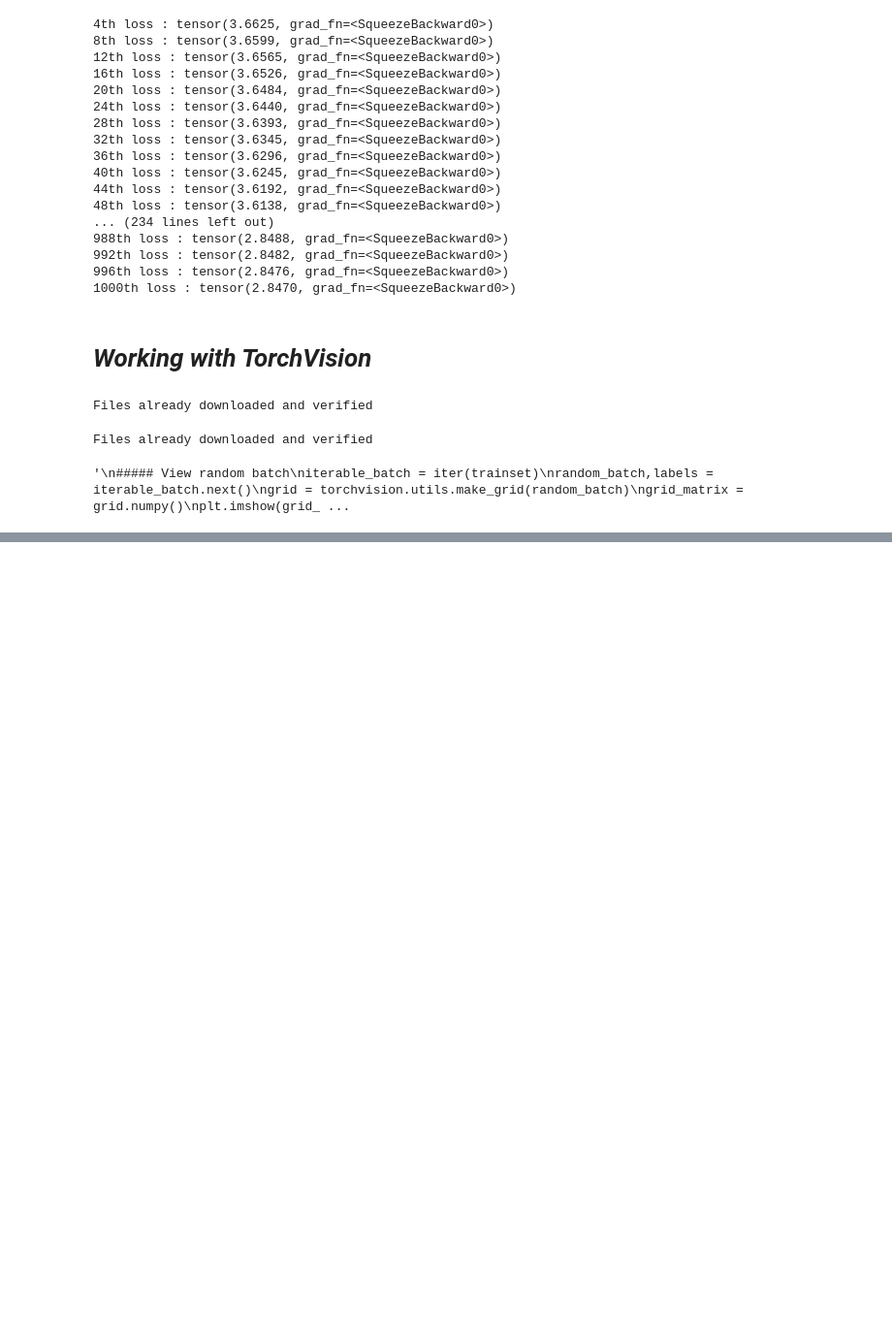
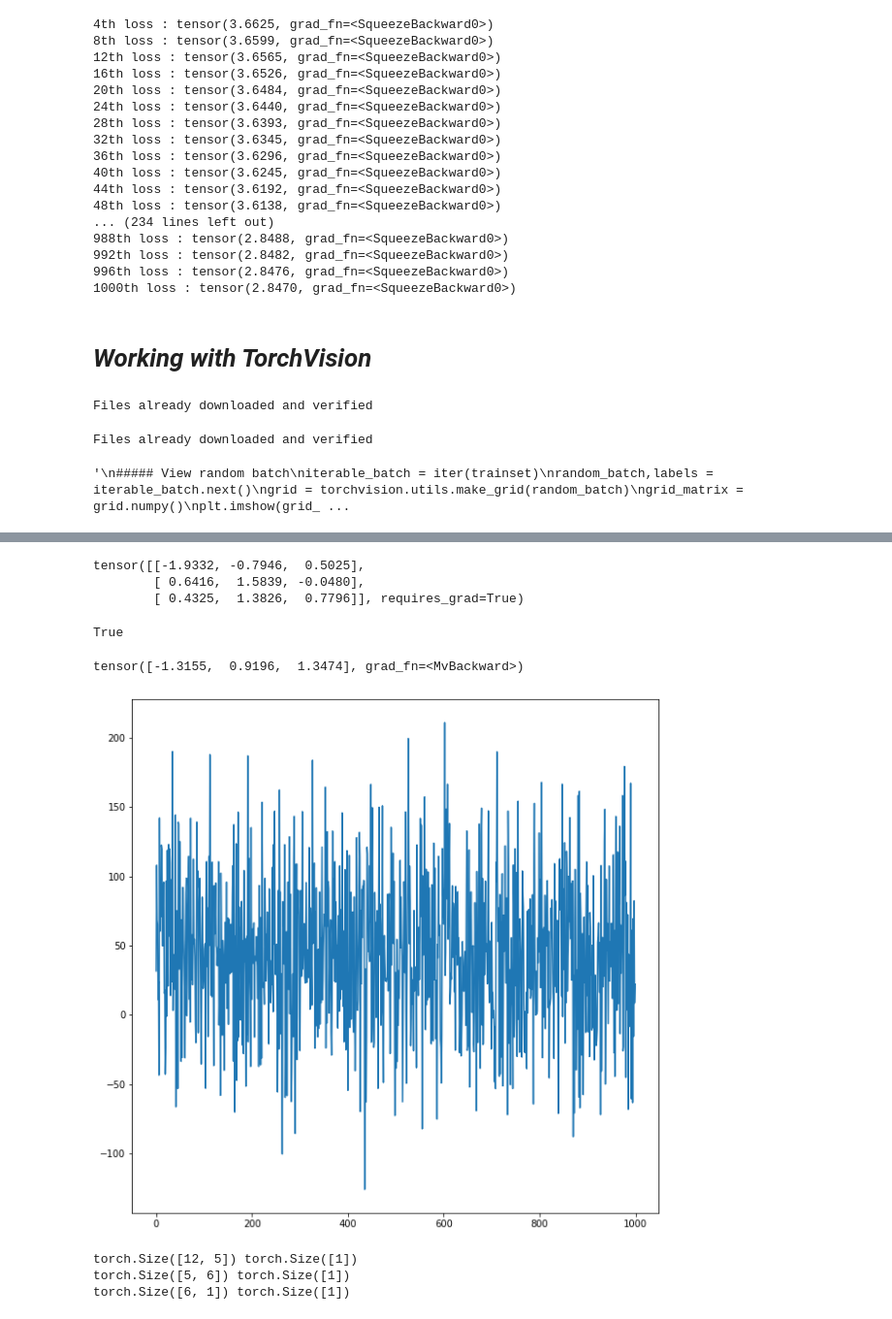
Before and after one commit to adarsh-meher/Programming-in-PyTorch-, a Jupyter notebook: Introductory_Codes_to_PyTorch.ipynb, the cells around one changed output, grey strips where cells are left out. Shown: that part at 97% size. Cells and saved outputs as stored; diff of their text form; code cells hidden in the pictures; blank space fills up the shorter version.

```diff
--- a/Introductory_Codes_to_PyTorch.ipynb
+++ b/Introductory_Codes_to_PyTorch.ipynb
@@ -258,0 +392,15 @@ class ConvNet(torch.nn.Module):
+# %%
+mat1.requires_grad_()
+# %% [output]
+tensor([[-1.9332, -0.7946,  0.5025],
+        [ 0.6416,  1.5839, -0.0480],
+        [ 0.4325,  1.3826,  0.7796]], requires_grad=True)
+# %%
+mat1.requires_grad
+# %% [output]
+True
+# %%
+mat4 = torch.mv(mat1,vec1)
+print(mat4)
+# %% [output]
+tensor([-1.3155,  0.9196,  1.3474], grad_fn=<MvBackward>)
@@ -258,0 +412,11 @@ class ConvNet(torch.nn.Module):
+# %%
+X_train = torch.empty(size = (1000,12)).normal_(mean = 10.,std = 25.)
+wts = torch.randn(12)
+bias = torch.full(size=  (1000,),fill_value = 2.5)
+Y_train = torch.mv(X_train,wts) + bias
+# %%
+plt.figure(figsize = (10,10))
+plt.plot(Y_train.data)
+plt.show()
+# %% [output]
+[figure, added]
@@ -258,0 +481,10 @@ class ConvNet(torch.nn.Module):
+# %%
+input_units = [1000,12]
+hidden_layers = 2
+hidden_units = [5,6]
+output_units = 1
+nn_obj = NaiveNN(input_units,hidden_layers,hidden_units,output_units)
+# %% [output]
+torch.Size([12, 5]) torch.Size([1])
+torch.Size([5, 6]) torch.Size([1])
+torch.Size([6, 1]) torch.Size([1])
```
Also changed, not shown: parts of 58 cells of this notebook.
